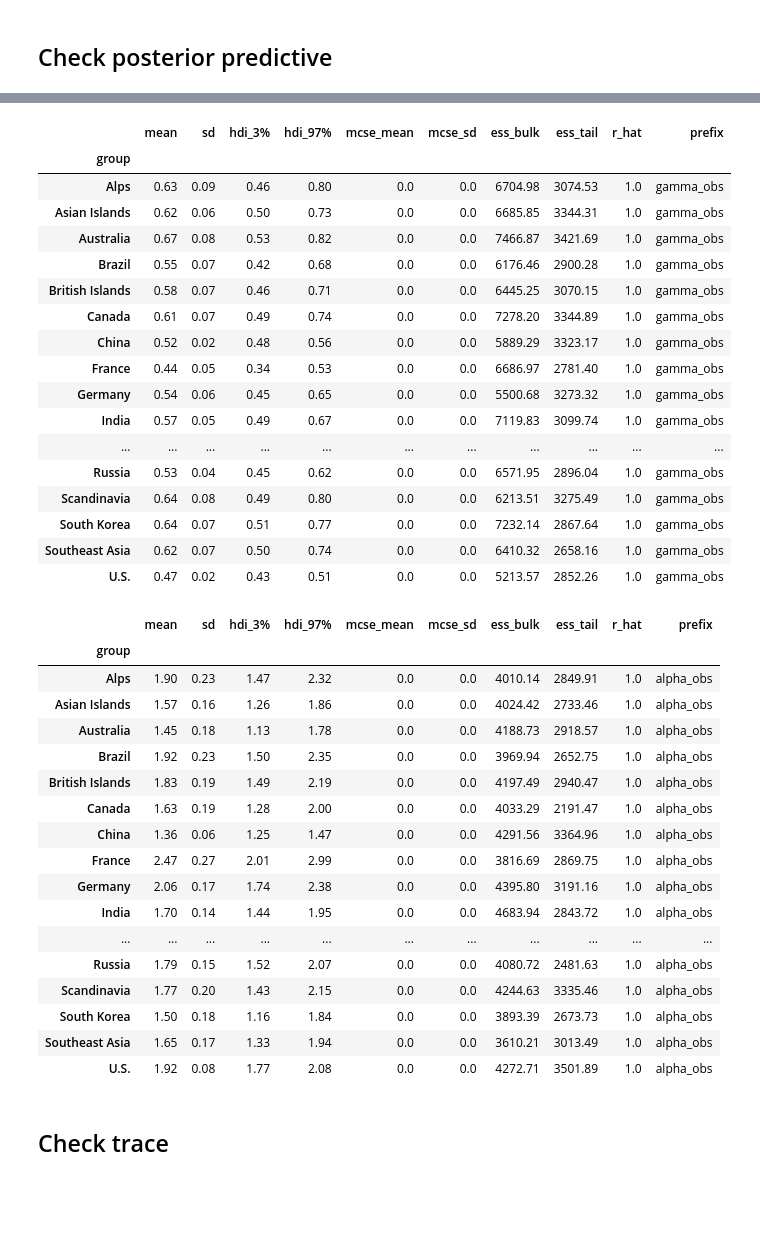
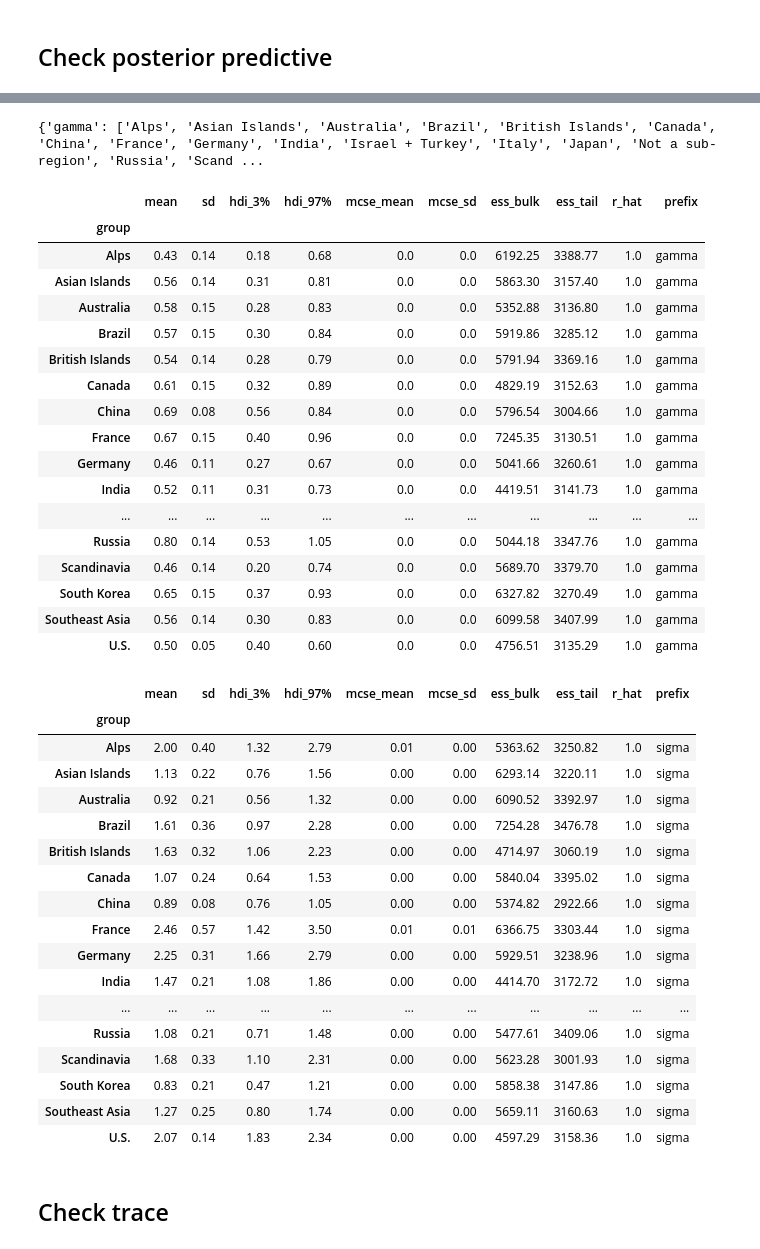
Before and after one commit to plhocker/top_wealth_thesis, a Jupyter notebook: Notebooks/trying_out/test.ipynb, the cells around one changed output, grey strips where cells are left out. Drawn from its saved outputs; the diff is of its cells as text; code cells hidden in the pictures; blank space fills up the shorter version.

```diff
--- a/Notebooks/trying_out/test.ipynb
+++ b/Notebooks/trying_out/test.ipynb
@@ -16,7 +16,7 @@ from thesis_tools.models.bayesian_multivariate_cross_sectional import *
 # %%
 df = read_billionaires_data(only_years=['2018'])
 # %%
-model = Multivariate_Weibull(data=df)
+model = Multivariate_GeneralisedPareto(data=df)
 # %%
 model.fit()
 # %% [output]
@@ -142,47 +149,51 @@ posterior_df
 # %%
 posterior_summary = model.get_posterior_summary()
+# %%
+posterior_summary.groups
+# %% [output]
+{'gamma': ['Alps', 'Asian Islands', 'Australia', 'Brazil', 'British Islands', 'Canada', 'China', 'France', 'Germany', 'India', 'Israel + Turkey', 'Italy', 'Japan', 'Not a sub-region', 'Russia', 'Scand ...
 # %%
-posterior_summary.get_group('gamma_obs')
+posterior_summary.get_group('gamma')
 # %% [output]
 |  | mean | sd | hdi_3% | hdi_97% | mcse_mean | mcse_sd | ess_bulk | ess_tail | r_hat | prefix |
 | group |  |  |  |  |  |  |  |  |  |  |
-| Alps | 0.63 | 0.09 | 0.46 | 0.80 | 0.0 | 0.0 | 6704.98 | 3074.53 | 1.0 | gamma_obs |
-| Asian Islands | 0.62 | 0.06 | 0.50 | 0.73 | 0.0 | 0.0 | 6685.85 | 3344.31 | 1.0 | gamma_obs |
-| Australia | 0.67 | 0.08 | 0.53 | 0.82 | 0.0 | 0.0 | 7466.87 | 3421.69 | 1.0 | gamma_obs |
-| Brazil | 0.55 | 0.07 | 0.42 | 0.68 | 0.0 | 0.0 | 6176.46 | 2900.28 | 1.0 | gamma_obs |
-| British Islands | 0.58 | 0.07 | 0.46 | 0.71 | 0.0 | 0.0 | 6445.25 | 3070.15 | 1.0 | gamma_obs |
-| Canada | 0.61 | 0.07 | 0.49 | 0.74 | 0.0 | 0.0 | 7278.20 | 3344.89 | 1.0 | gamma_obs |
-| China | 0.52 | 0.02 | 0.48 | 0.56 | 0.0 | 0.0 | 5889.29 | 3323.17 | 1.0 | gamma_obs |
-| France | 0.44 | 0.05 | 0.34 | 0.53 | 0.0 | 0.0 | 6686.97 | 2781.40 | 1.0 | gamma_obs |
-| Germany | 0.54 | 0.06 | 0.45 | 0.65 | 0.0 | 0.0 | 5500.68 | 3273.32 | 1.0 | gamma_obs |
-| India | 0.57 | 0.05 | 0.49 | 0.67 | 0.0 | 0.0 | 7119.83 | 3099.74 | 1.0 | gamma_obs |
+| Alps | 0.43 | 0.14 | 0.18 | 0.68 | 0.0 | 0.0 | 6192.25 | 3388.77 | 1.0 | gamma |
+| Asian Islands | 0.56 | 0.14 | 0.31 | 0.81 | 0.0 | 0.0 | 5863.30 | 3157.40 | 1.0 | gamma |
+| Australia | 0.58 | 0.15 | 0.28 | 0.83 | 0.0 | 0.0 | 5352.88 | 3136.80 | 1.0 | gamma |
+| Brazil | 0.57 | 0.15 | 0.30 | 0.84 | 0.0 | 0.0 | 5919.86 | 3285.12 | 1.0 | gamma |
+| British Islands | 0.54 | 0.14 | 0.28 | 0.79 | 0.0 | 0.0 | 5791.94 | 3369.16 | 1.0 | gamma |
+| Canada | 0.61 | 0.15 | 0.32 | 0.89 | 0.0 | 0.0 | 4829.19 | 3152.63 | 1.0 | gamma |
+| China | 0.69 | 0.08 | 0.56 | 0.84 | 0.0 | 0.0 | 5796.54 | 3004.66 | 1.0 | gamma |
+| France | 0.67 | 0.15 | 0.40 | 0.96 | 0.0 | 0.0 | 7245.35 | 3130.51 | 1.0 | gamma |
+| Germany | 0.46 | 0.11 | 0.27 | 0.67 | 0.0 | 0.0 | 5041.66 | 3260.61 | 1.0 | gamma |
+| India | 0.52 | 0.11 | 0.31 | 0.73 | 0.0 | 0.0 | 4419.51 | 3141.73 | 1.0 | gamma |
 | ... | ... | ... | ... | ... | ... | ... | ... | ... | ... | ... |
-| Russia | 0.53 | 0.04 | 0.45 | 0.62 | 0.0 | 0.0 | 6571.95 | 2896.04 | 1.0 | gamma_obs |
-| Scandinavia | 0.64 | 0.08 | 0.49 | 0.80 | 0.0 | 0.0 | 6213.51 | 3275.49 | 1.0 | gamma_obs |
-| South Korea | 0.64 | 0.07 | 0.51 | 0.77 | 0.0 | 0.0 | 7232.14 | 2867.64 | 1.0 | gamma_obs |
-| Southeast Asia | 0.62 | 0.07 | 0.50 | 0.74 | 0.0 | 0.0 | 6410.32 | 2658.16 | 1.0 | gamma_obs |
-| U.S. | 0.47 | 0.02 | 0.43 | 0.51 | 0.0 | 0.0 | 5213.57 | 2852.26 | 1.0 | gamma_obs |
+| Russia | 0.80 | 0.14 | 0.53 | 1.05 | 0.0 | 0.0 | 5044.18 | 3347.76 | 1.0 | gamma |
+| Scandinavia | 0.46 | 0.14 | 0.20 | 0.74 | 0.0 | 0.0 | 5689.70 | 3379.70 | 1.0 | gamma |
+| South Korea | 0.65 | 0.15 | 0.37 | 0.93 | 0.0 | 0.0 | 6327.82 | 3270.49 | 1.0 | gamma |
+| Southeast Asia | 0.56 | 0.14 | 0.30 | 0.83 | 0.0 | 0.0 | 6099.58 | 3407.99 | 1.0 | gamma |
+| U.S. | 0.50 | 0.05 | 0.40 | 0.60 | 0.0 | 0.0 | 4756.51 | 3135.29 | 1.0 | gamma |
 # %%
-posterior_summary.get_group('alpha_obs')
+posterior_summary.get_group('sigma')
 # %% [output]
 |  | mean | sd | hdi_3% | hdi_97% | mcse_mean | mcse_sd | ess_bulk | ess_tail | r_hat | prefix |
 | group |  |  |  |  |  |  |  |  |  |  |
-| Alps | 1.90 | 0.23 | 1.47 | 2.32 | 0.0 | 0.0 | 4010.14 | 2849.91 | 1.0 | alpha_obs |
-| Asian Islands | 1.57 | 0.16 | 1.26 | 1.86 | 0.0 | 0.0 | 4024.42 | 2733.46 | 1.0 | alpha_obs |
-| Australia | 1.45 | 0.18 | 1.13 | 1.78 | 0.0 | 0.0 | 4188.73 | 2918.57 | 1.0 | alpha_obs |
-| Brazil | 1.92 | 0.23 | 1.50 | 2.35 | 0.0 | 0.0 | 3969.94 | 2652.75 | 1.0 | alpha_obs |
-| British Islands | 1.83 | 0.19 | 1.49 | 2.19 | 0.0 | 0.0 | 4197.49 | 2940.47 | 1.0 | alpha_obs |
-| Canada | 1.63 | 0.19 | 1.28 | 2.00 | 0.0 | 0.0 | 4033.29 | 2191.47 | 1.0 | alpha_obs |
-| China | 1.36 | 0.06 | 1.25 | 1.47 | 0.0 | 0.0 | 4291.56 | 3364.96 | 1.0 | alpha_obs |
-| France | 2.47 | 0.27 | 2.01 | 2.99 | 0.0 | 0.0 | 3816.69 | 2869.75 | 1.0 | alpha_obs |
-| Germany | 2.06 | 0.17 | 1.74 | 2.38 | 0.0 | 0.0 | 4395.80 | 3191.16 | 1.0 | alpha_obs |
-| India | 1.70 | 0.14 | 1.44 | 1.95 | 0.0 | 0.0 | 4683.94 | 2843.72 | 1.0 | alpha_obs |
+| Alps | 2.00 | 0.40 | 1.32 | 2.79 | 0.01 | 0.00 | 5363.62 | 3250.82 | 1.0 | sigma |
+| Asian Islands | 1.13 | 0.22 | 0.76 | 1.56 | 0.00 | 0.00 | 6293.14 | 3220.11 | 1.0 | sigma |
+| Australia | 0.92 | 0.21 | 0.56 | 1.32 | 0.00 | 0.00 | 6090.52 | 3392.97 | 1.0 | sigma |
+| Brazil | 1.61 | 0.36 | 0.97 | 2.28 | 0.00 | 0.00 | 7254.28 | 3476.78 | 1.0 | sigma |
+| British Islands | 1.63 | 0.32 | 1.06 | 2.23 | 0.00 | 0.00 | 4714.97 | 3060.19 | 1.0 | sigma |
+| Canada | 1.07 | 0.24 | 0.64 | 1.53 | 0.00 | 0.00 | 5840.04 | 3395.02 | 1.0 | sigma |
+| China | 0.89 | 0.08 | 0.76 | 1.05 | 0.00 | 0.00 | 5374.82 | 2922.66 | 1.0 | sigma |
+| France | 2.46 | 0.57 | 1.42 | 3.50 | 0.01 | 0.01 | 6366.75 | 3303.44 | 1.0 | sigma |
+| Germany | 2.25 | 0.31 | 1.66 | 2.79 | 0.00 | 0.00 | 5929.51 | 3238.96 | 1.0 | sigma |
+| India | 1.47 | 0.21 | 1.08 | 1.86 | 0.00 | 0.00 | 4414.70 | 3172.72 | 1.0 | sigma |
 | ... | ... | ... | ... | ... | ... | ... | ... | ... | ... | ... |
-| Russia | 1.79 | 0.15 | 1.52 | 2.07 | 0.0 | 0.0 | 4080.72 | 2481.63 | 1.0 | alpha_obs |
-| Scandinavia | 1.77 | 0.20 | 1.43 | 2.15 | 0.0 | 0.0 | 4244.63 | 3335.46 | 1.0 | alpha_obs |
-| South Korea | 1.50 | 0.18 | 1.16 | 1.84 | 0.0 | 0.0 | 3893.39 | 2673.73 | 1.0 | alpha_obs |
-| Southeast Asia | 1.65 | 0.17 | 1.33 | 1.94 | 0.0 | 0.0 | 3610.21 | 3013.49 | 1.0 | alpha_obs |
-| U.S. | 1.92 | 0.08 | 1.77 | 2.08 | 0.0 | 0.0 | 4272.71 | 3501.89 | 1.0 | alpha_obs |
+| Russia | 1.08 | 0.21 | 0.71 | 1.48 | 0.00 | 0.00 | 5477.61 | 3409.06 | 1.0 | sigma |
+| Scandinavia | 1.68 | 0.33 | 1.10 | 2.31 | 0.00 | 0.00 | 5623.28 | 3001.93 | 1.0 | sigma |
+| South Korea | 0.83 | 0.21 | 0.47 | 1.21 | 0.00 | 0.00 | 5858.38 | 3147.86 | 1.0 | sigma |
+| Southeast Asia | 1.27 | 0.25 | 0.80 | 1.74 | 0.00 | 0.00 | 5659.11 | 3160.63 | 1.0 | sigma |
+| U.S. | 2.07 | 0.14 | 1.83 | 2.34 | 0.00 | 0.00 | 4597.29 | 3158.36 | 1.0 | sigma |
 # %% [markdown]
 ## Check trace
 # %%
```
Also changed, not shown: parts of 8 cells of this notebook, 1 other file.
